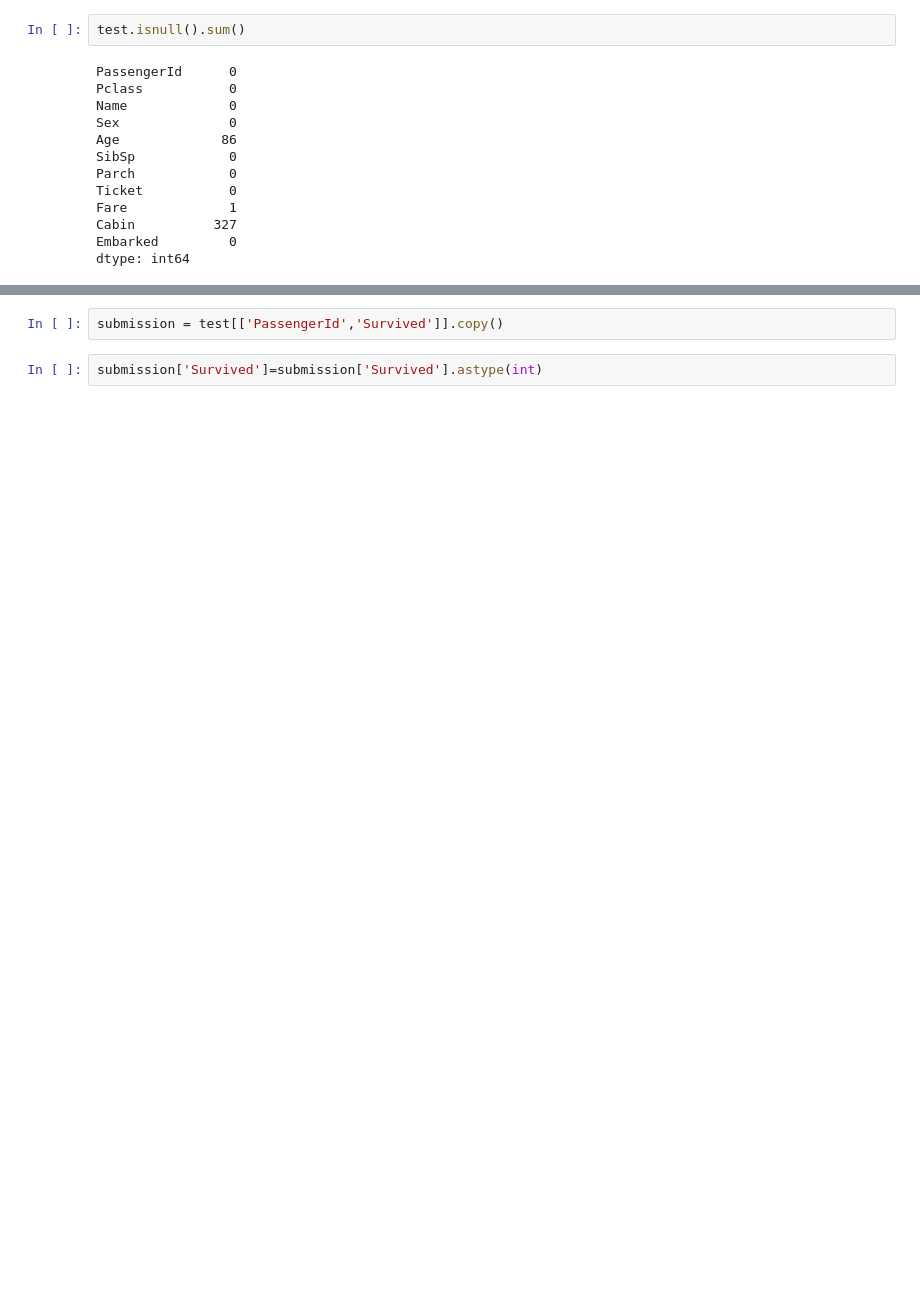
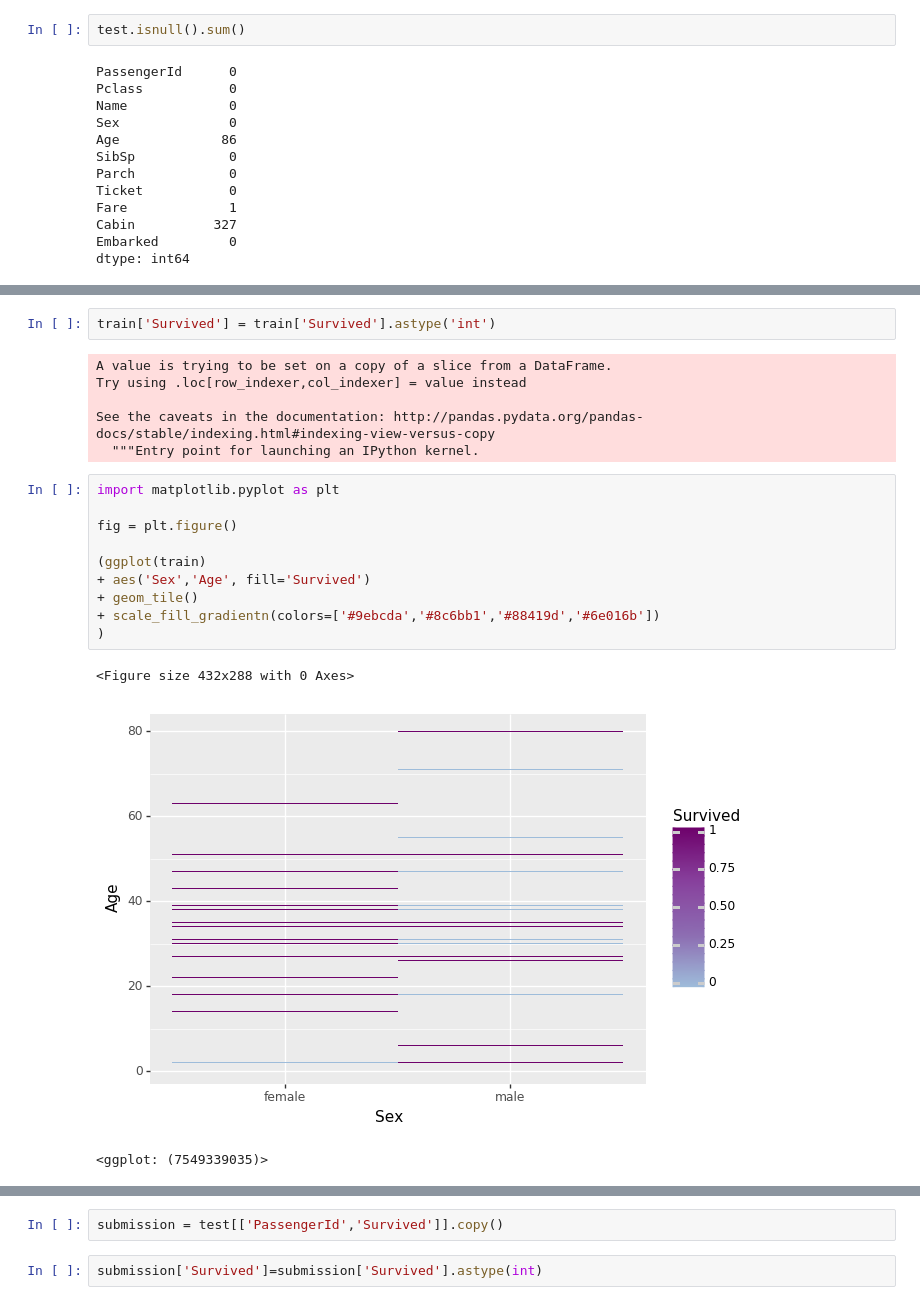
Before and after one commit to jypark0407/kaggle-titanic, a Jupyter notebook: titanic_analysis.ipynb, the cells around one changed output, grey strips where cells are left out. Saved outputs shown, nothing was run; the diff lists cells and outputs as text; blank space fills up the shorter version.

```diff
--- a/titanic_analysis.ipynb
+++ b/titanic_analysis.ipynb
@@ -97,3 +167,25 @@ dtype: int64
+# %%
+train['Survived'] = train['Survived'].astype('int')
+# %% [output]
+A value is trying to be set on a copy of a slice from a DataFrame.
+Try using .loc[row_indexer,col_indexer] = value instead
+
+See the caveats in the documentation: http://pandas.pydata.org/pandas-docs/stable/indexing.html#indexing-view-versus-copy
+  """Entry point for launching an IPython kernel.
+# %%
+import matplotlib.pyplot as plt
+
+fig = plt.figure()
+
+(ggplot(train)
++ aes('Sex','Age', fill='Survived')
++ geom_tile()
++ scale_fill_gradientn(colors=['#9ebcda','#8c6bb1','#88419d','#6e016b'])
+)
+# %% [output]
+<Figure size 432x288 with 0 Axes>
+[figure, added]
+<ggplot: (7549339035)>
 # %%
 train["Survived"].value_counts()
 # %% [output]
```
Also changed, not shown: parts of 33 cells of this notebook.
